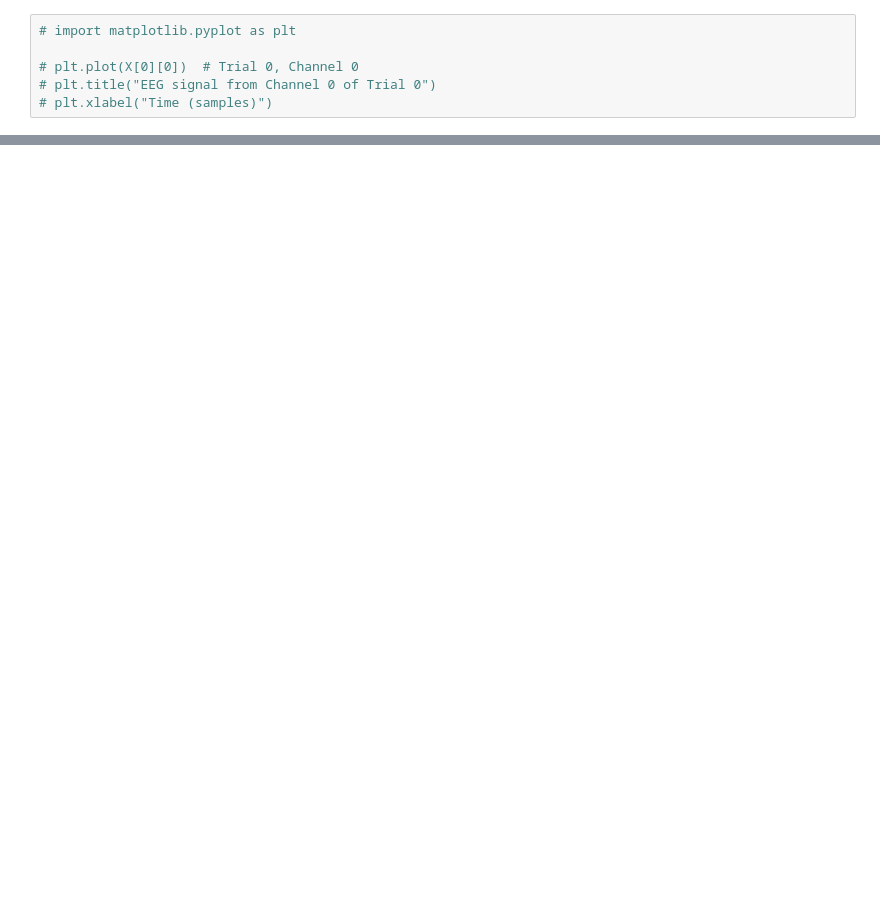
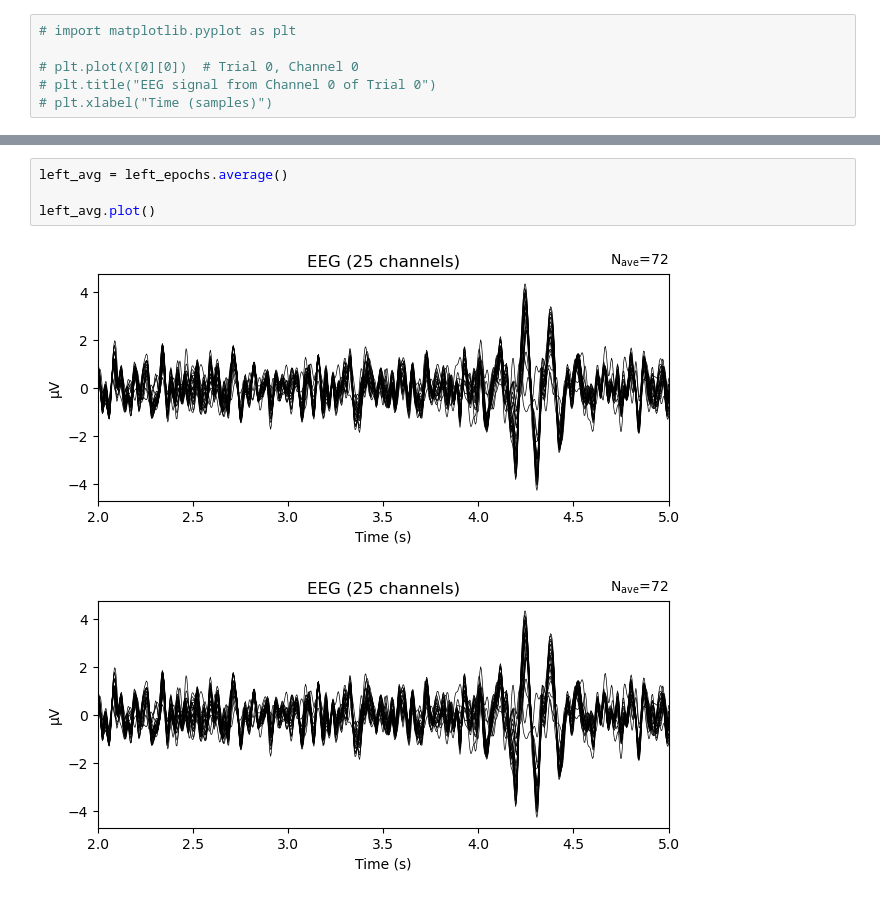
Before and after one commit to VictoryChianumba/robust-eeg-models, a Jupyter notebook: data_test.ipynb, the cells around one changed output, grey strips where cells are left out. Cells and saved outputs as stored; diff of their text form; blank space fills up the shorter version.

```diff
--- a/data_test.ipynb
+++ b/data_test.ipynb
@@ -123,0 +148,7 @@ ValueError: picks ('C3') could not be interpreted as channel names (no channel "
+# %%
+left_avg = left_epochs.average()
+
+left_avg.plot()
+# %% [output]
+[figure, added]
+[figure, added]
```
Also changed, not shown: parts of 14 cells of this notebook, 5 other files.
